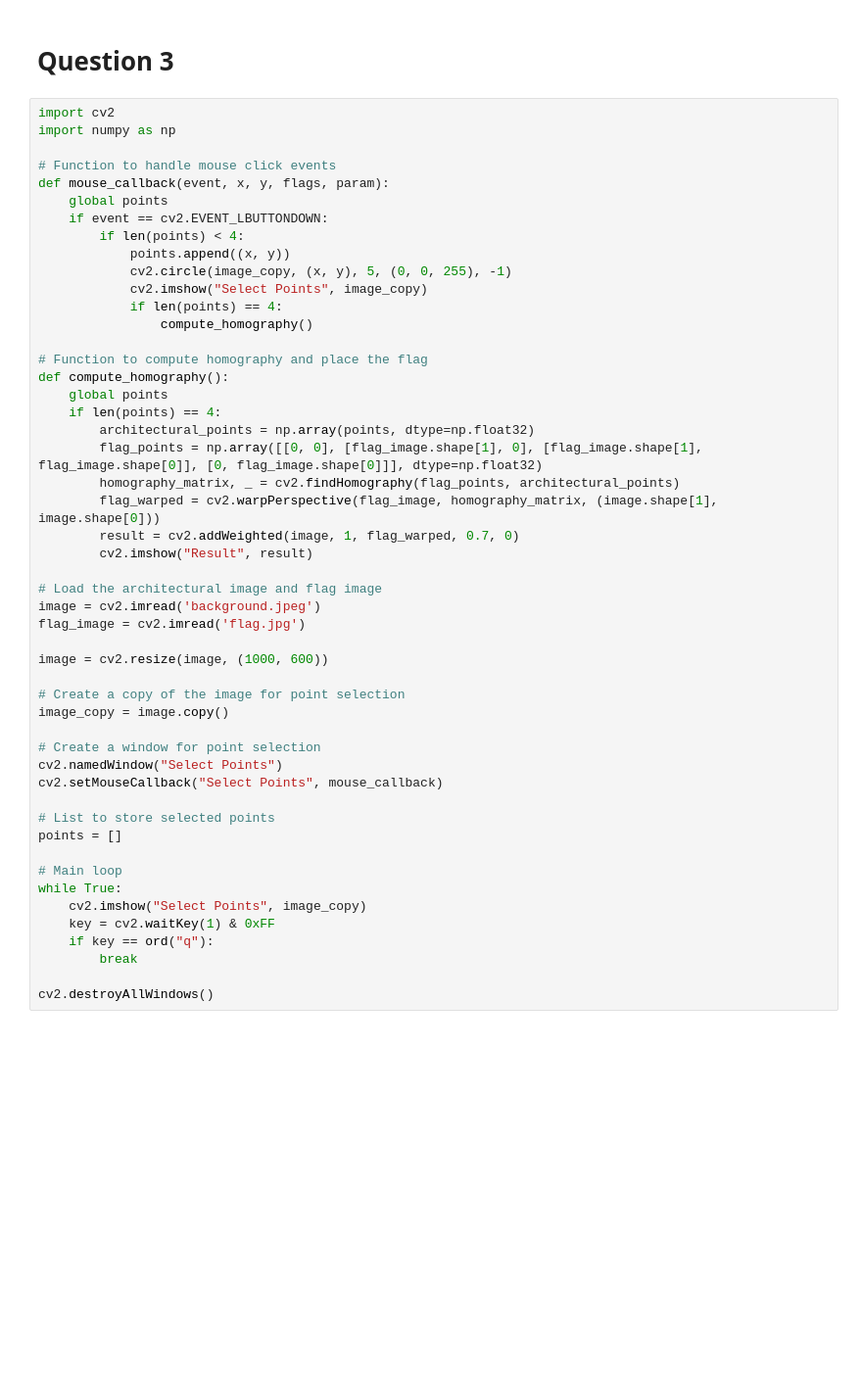
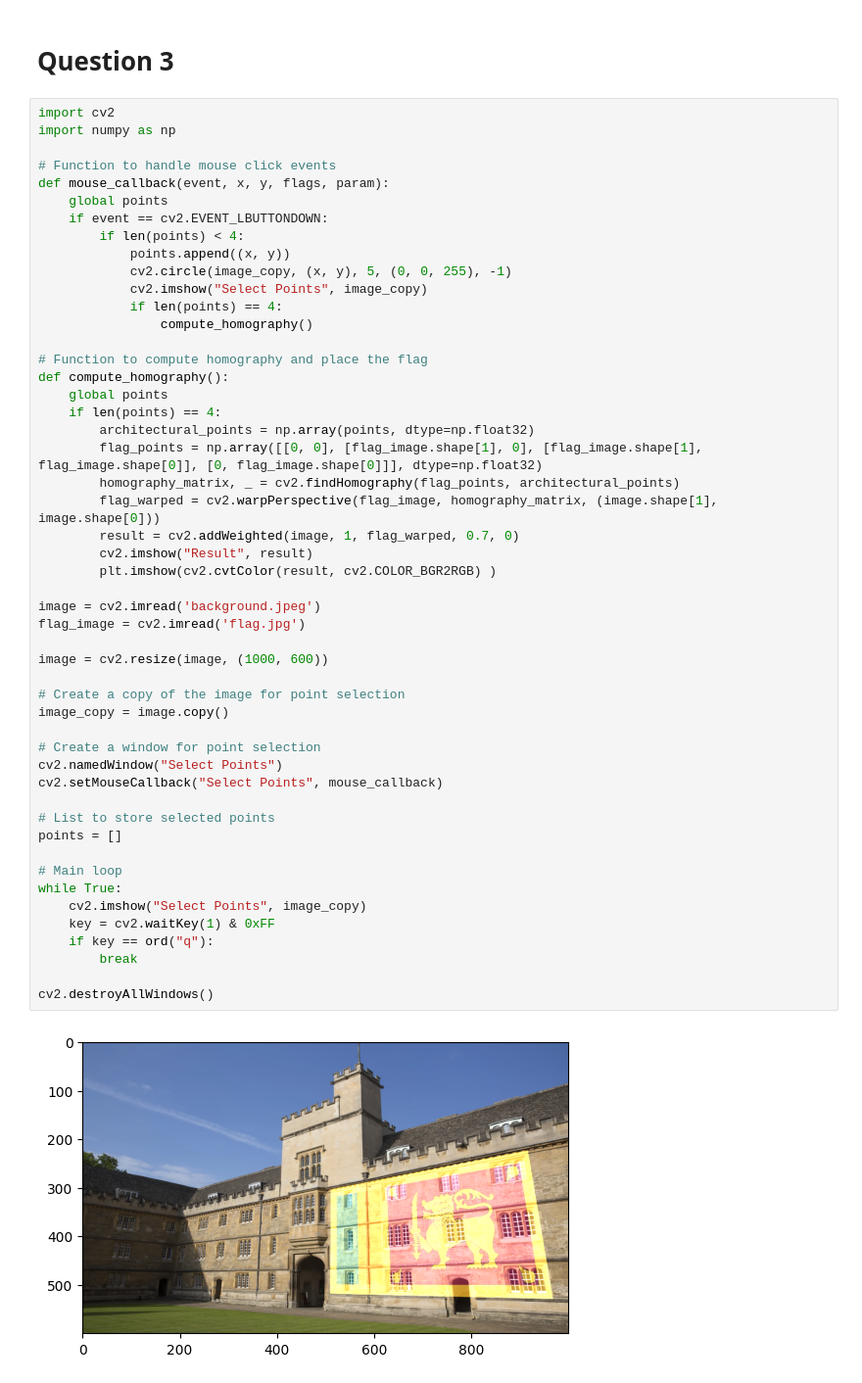
Before and after one commit to KavinduKariyawasam/Fitting-and-Alignment, a Jupyter notebook: Assignment2.ipynb, the cells around one changed output. Shown at 98% size. Drawn from its saved outputs; the diff is of its cells as text; blank space fills up the shorter version.

```diff
--- a/Assignment2.ipynb
+++ b/Assignment2.ipynb
@@ -306,31 +338,33 @@ def compute_homography():
         architectural_points = np.array(points, dtype=np.float32)
         flag_points = np.array([[0, 0], [flag_image.shape[1], 0], [flag_image.shape[1], flag_image.shape[0]], [0, flag_image.shape[0]]], dtype=np.float32)
         homography_matrix, _ = cv2.findHomography(flag_points, architectural_points)
         flag_warped = cv2.warpPerspective(flag_image, homography_matrix, (image.shape[1], image.shape[0]))
         result = cv2.addWeighted(image, 1, flag_warped, 0.7, 0)
         cv2.imshow("Result", result)
+        plt.imshow(cv2.cvtColor(result, cv2.COLOR_BGR2RGB) )
 
-# Load the architectural image and flag image
 image = cv2.imread('background.jpeg')
 flag_image = cv2.imread('flag.jpg')
 
 image = cv2.resize(image, (1000, 600))
 
 # Create a copy of the image for point selection
 image_copy = image.copy()
 
 # Create a window for point selection
 cv2.namedWindow("Select Points")
 cv2.setMouseCallback("Select Points", mouse_callback)
 
 # List to store selected points
 points = []
 
 # Main loop
 while True:
     cv2.imshow("Select Points", image_copy)
     key = cv2.waitKey(1) & 0xFF
     if key == ord("q"):
         break
 
 cv2.destroyAllWindows()
+# %% [output]
+[figure, added]
```
Also changed, not shown: parts of 9 cells of this notebook, 25 other files.
